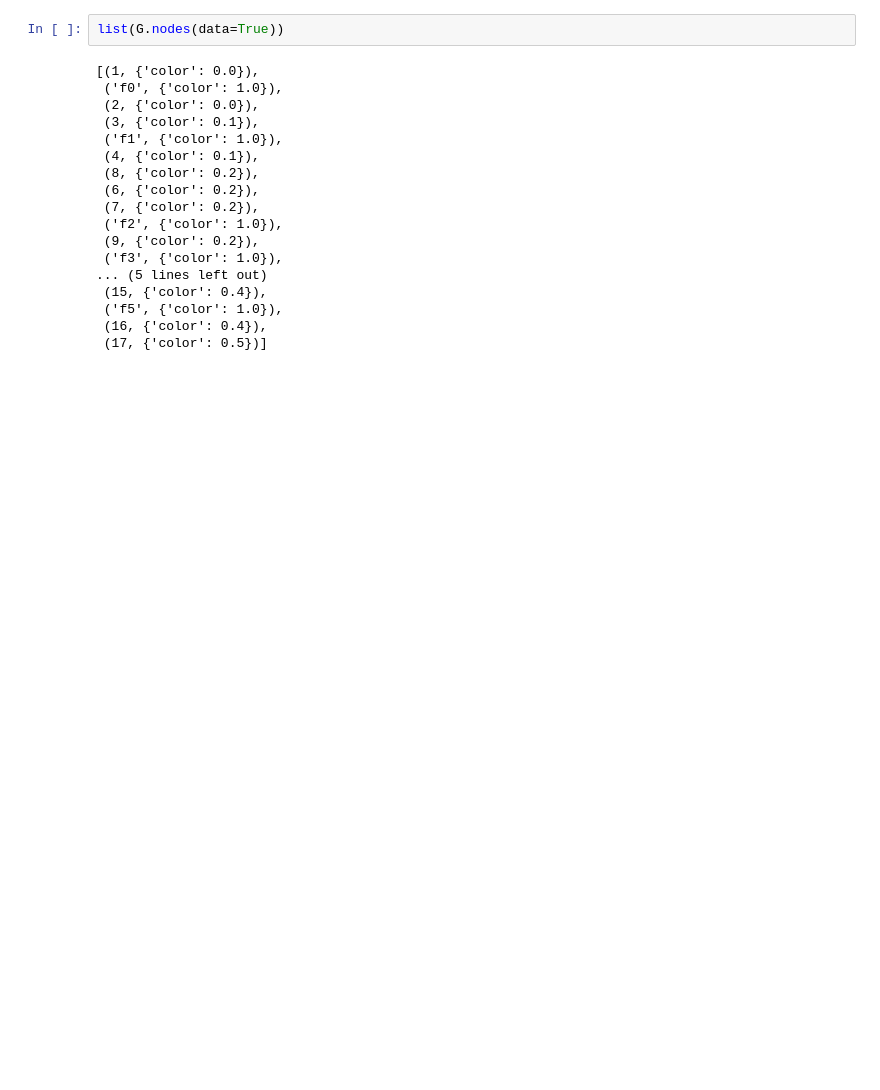
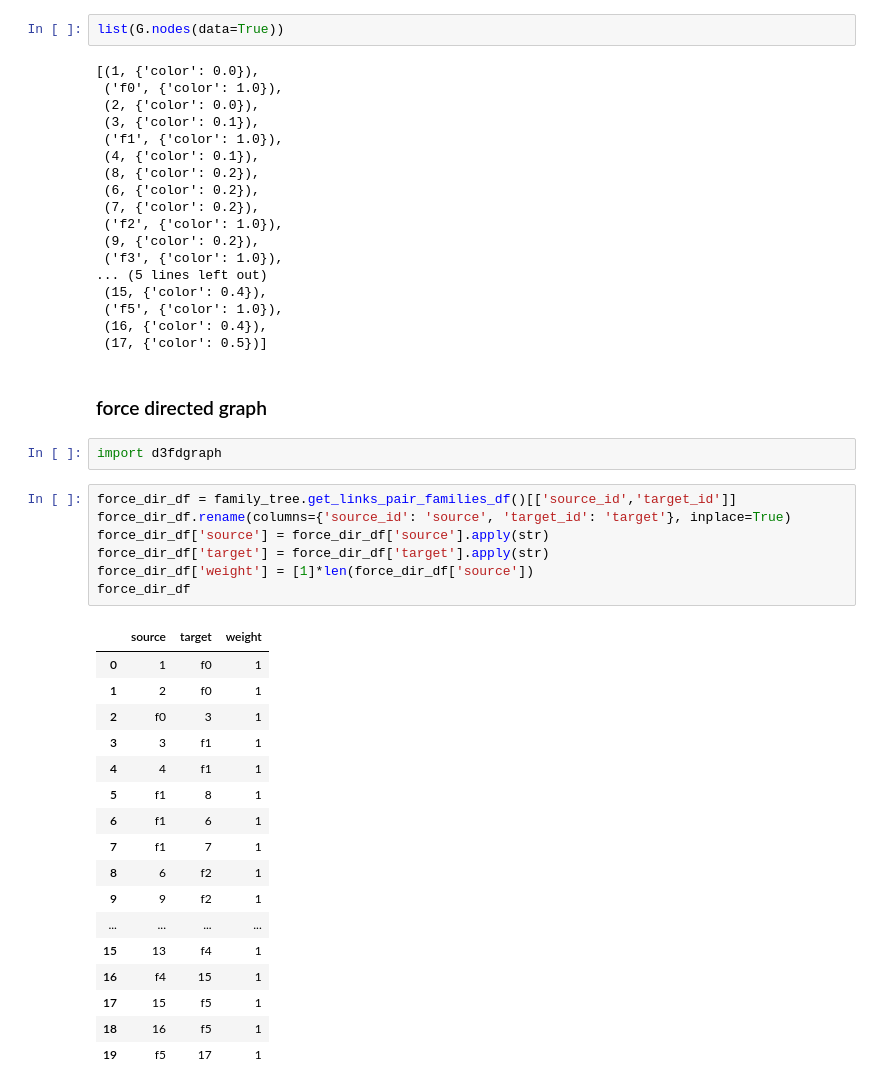
Before and after one commit to grushanina/json_parser, a Jupyter notebook: family_tree.ipynb, the cells around one changed output. Cells and saved outputs as stored; diff of their text form; blank space fills up the shorter version.

Commit message:
add force directed graph

```diff
--- a/family_tree.ipynb
+++ b/family_tree.ipynb
@@ -399,3 +399,32 @@ list(G.nodes(data=True))
  ('f5', {'color': 1.0}),
  (16, {'color': 0.4}),
  (17, {'color': 0.5})]
+# %% [markdown]
+### force directed graph
+# %%
+import d3fdgraph
+# %%
+force_dir_df = family_tree.get_links_pair_families_df()[['source_id','target_id']]
+force_dir_df.rename(columns={'source_id': 'source', 'target_id': 'target'}, inplace=True)
+force_dir_df['source'] = force_dir_df['source'].apply(str)
+force_dir_df['target'] = force_dir_df['target'].apply(str)
+force_dir_df['weight'] = [1]*len(force_dir_df['source'])
+force_dir_df
+# %% [output]
+|  | source | target | weight |
+| 0 | 1 | f0 | 1 |
+| 1 | 2 | f0 | 1 |
+| 2 | f0 | 3 | 1 |
+| 3 | 3 | f1 | 1 |
+| 4 | 4 | f1 | 1 |
+| 5 | f1 | 8 | 1 |
+| 6 | f1 | 6 | 1 |
+| 7 | f1 | 7 | 1 |
+| 8 | 6 | f2 | 1 |
+| 9 | 9 | f2 | 1 |
+| ... | ... | ... | ... |
+| 15 | 13 | f4 | 1 |
+| 16 | f4 | 15 | 1 |
+| 17 | 15 | f5 | 1 |
+| 18 | 16 | f5 | 1 |
+| 19 | f5 | 17 | 1 |
```
Also changed, not shown: parts of 5 cells of this notebook, 1 other file.
